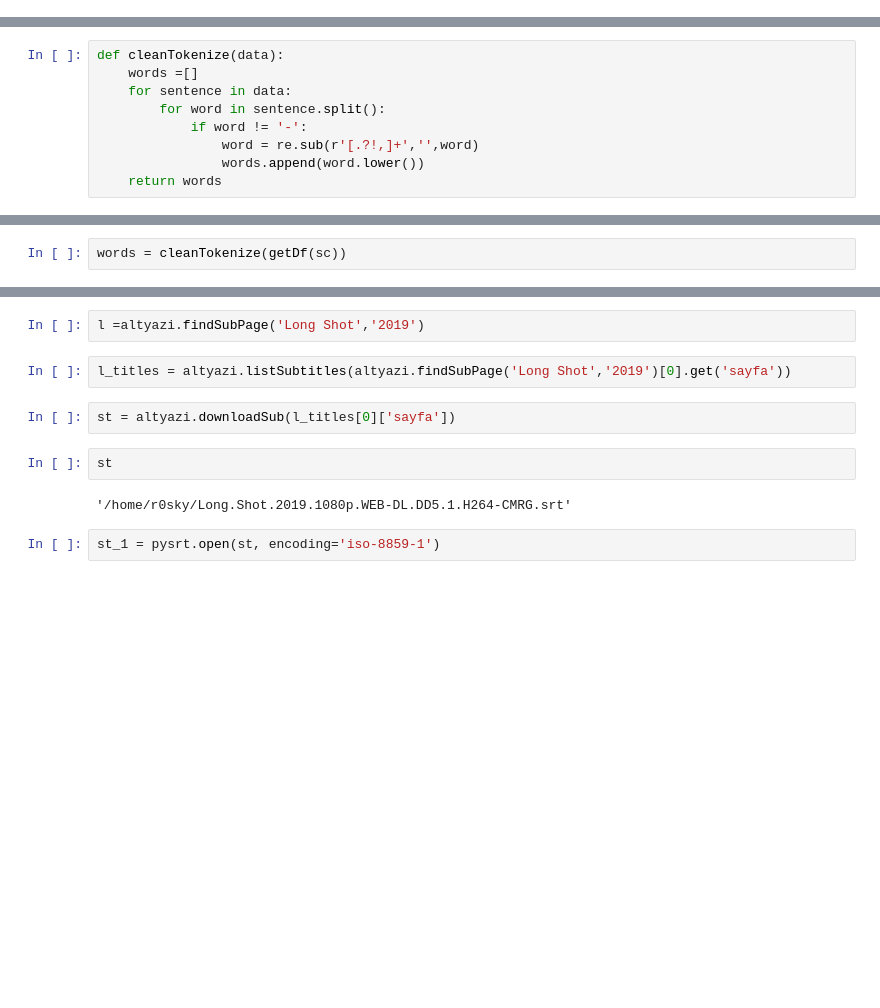
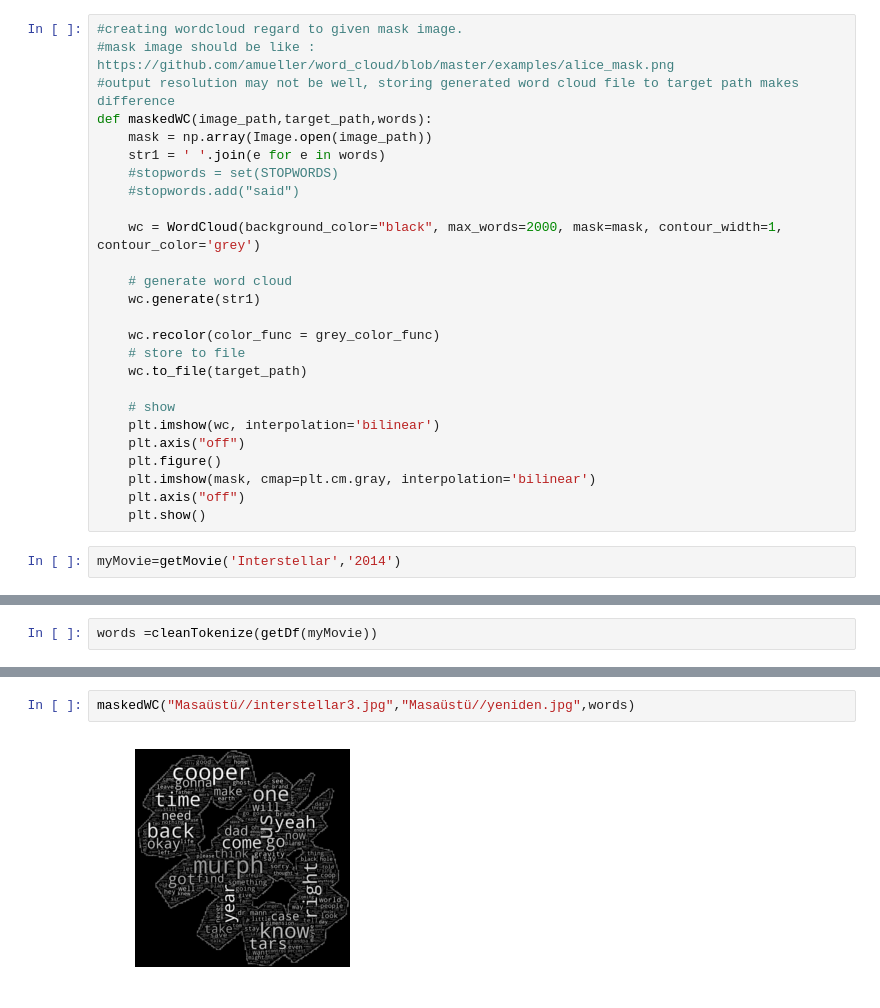
Before and after one commit to r0sky/SubtitleToVideo, a Jupyter notebook: SubtitleToVideo.ipynb, the cells around one changed output, grey strips where cells are left out. Saved outputs shown, nothing was run; the diff lists cells and outputs as text; blank space fills up the shorter version.

```diff
--- a/SubtitleToVideo.ipynb
+++ b/SubtitleToVideo.ipynb
@@ -23,0 +106,28 @@ def getDf(sub_file):
+# %%
+#creating wordcloud regard to given mask image.
+#mask image should be like : https://github.com/amueller/word_cloud/blob/master/examples/alice_mask.png
+#output resolution may not be well, storing generated word cloud file to target path makes difference
+def maskedWC(image_path,target_path,words):
+    mask = np.array(Image.open(image_path))
+    str1 = ' '.join(e for e in words)
+    #stopwords = set(STOPWORDS)
+    #stopwords.add("said")
+
+    wc = WordCloud(background_color="black", max_words=2000, mask=mask, contour_width=1, contour_color='grey')
+
+    # generate word cloud
+    wc.generate(str1)
+
+    wc.recolor(color_func = grey_color_func)
+    # store to file
+    wc.to_file(target_path)
+
+    # show
+    plt.imshow(wc, interpolation='bilinear')
+    plt.axis("off")
+    plt.figure()
+    plt.imshow(mask, cmap=plt.cm.gray, interpolation='bilinear')
+    plt.axis("off")
+    plt.show()
+# %%
+myMovie=getMovie('Interstellar','2014')
@@ -71,9 +170,0 @@ findDuration('devir',sc)
-# %%
-def cleanTokenize(data):
-    words =[]
-    for sentence in data:
-        for word in sentence.split():
-            if word != '-':
-                word = re.sub(r'[.?!,]+','',word)
-                words.append(word.lower())
-    return words
@@ -80,5 +191,5 @@ def cleanTokenize(data):
 # %%
-words = cleanTokenize(getDf(sc))
+words =cleanTokenize(getDf(myMovie))
 # %%
 words
 # %% [output]
@@ -133,12 +217,4 @@ altyazi = turkcealtyazi()
-# %%
-l =altyazi.findSubPage('Long Shot','2019')
-# %%
-l_titles = altyazi.listSubtitles(altyazi.findSubPage('Long Shot','2019')[0].get('sayfa'))
-# %%
-st = altyazi.downloadSub(l_titles[0]['sayfa'])
-# %%
-st
-# %% [output]
-'/home/r0sky/Long.Shot.2019.1080p.WEB-DL.DD5.1.H264-CMRG.srt'
-# %%
-st_1 = pysrt.open(st, encoding='iso-8859-1')
+# %%
+maskedWC("Masaüstü//interstellar3.jpg","Masaüstü//yeniden.jpg",words)
+# %% [output]
+[figure, added]
```
Also changed, not shown: parts of 30 cells of this notebook.
